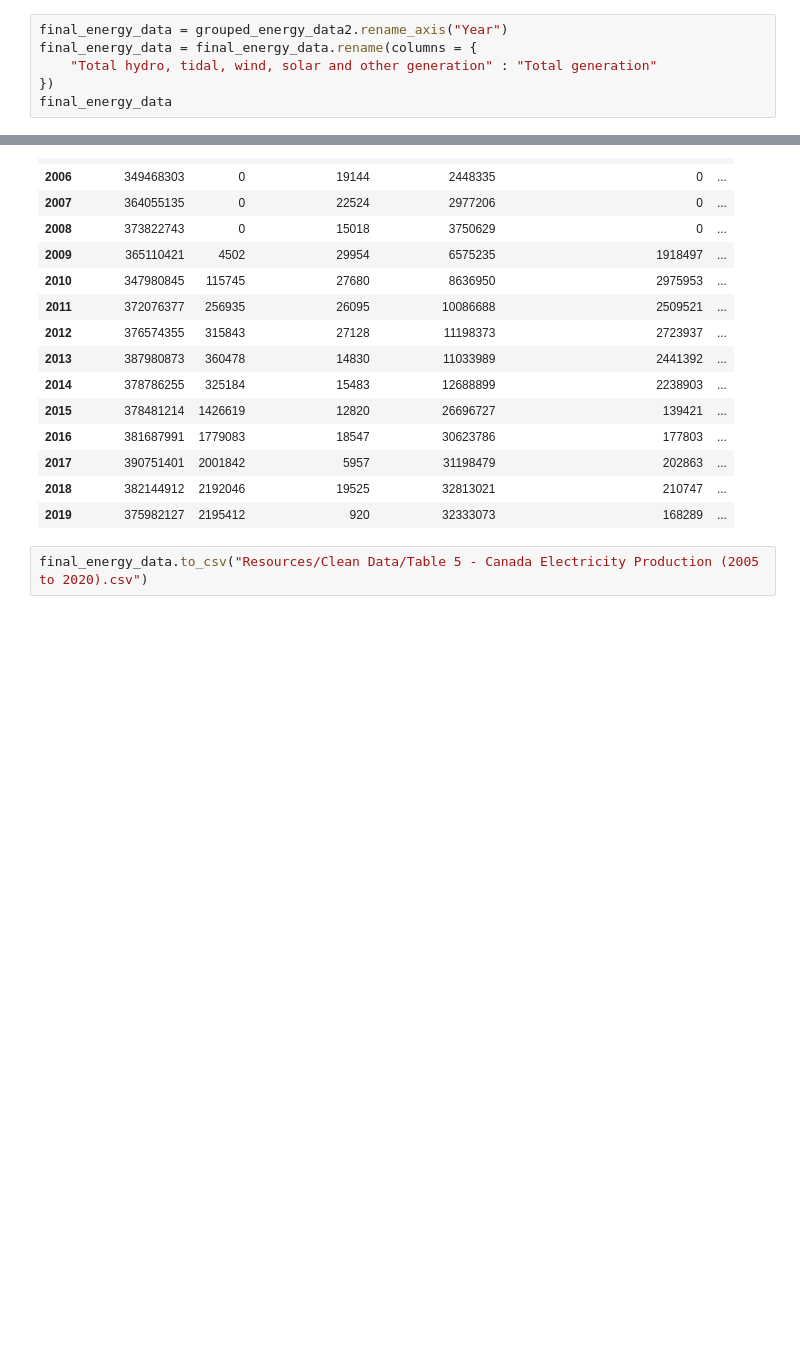
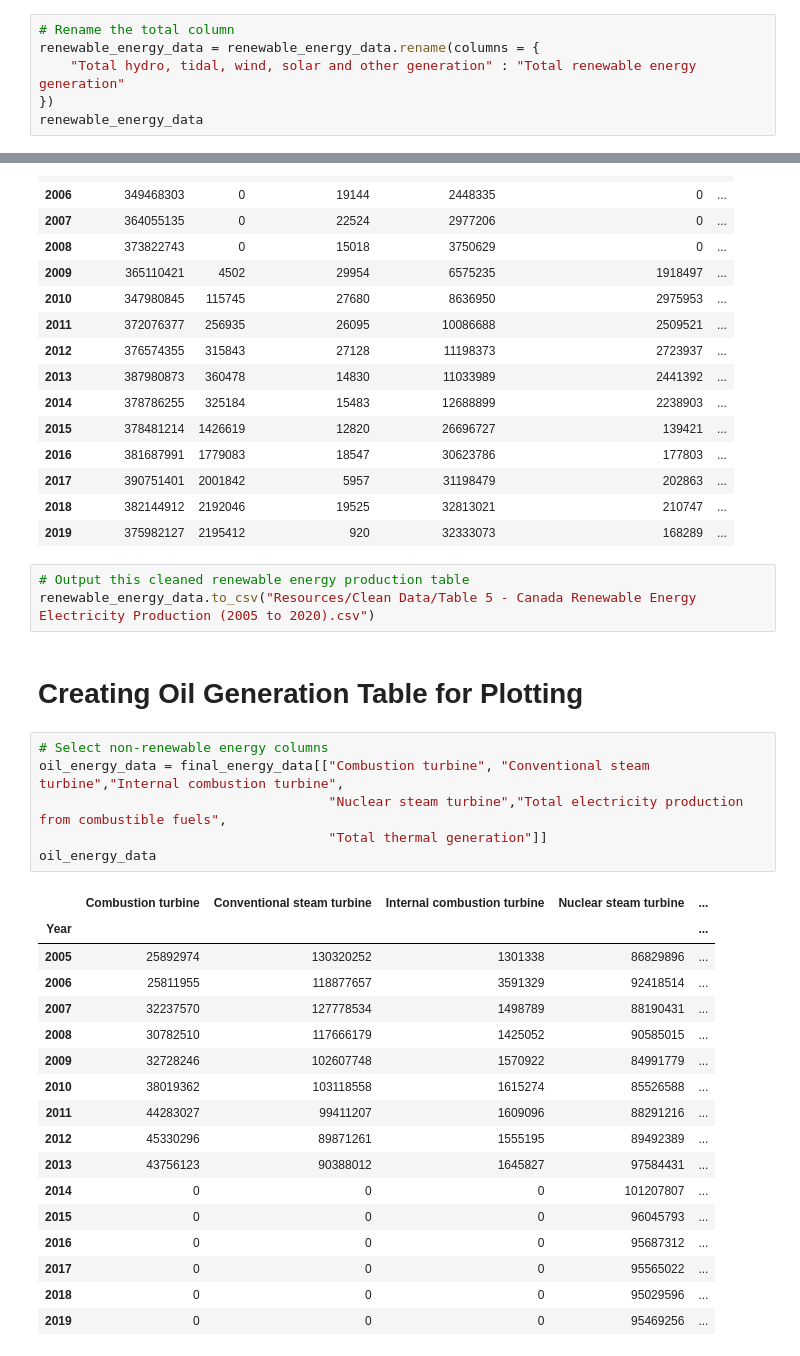
Before and after one commit to kk-deng/CanadaEnergyIE, a Jupyter notebook: Extraction_for_Table_5.ipynb, the cells around one changed output, grey strips where cells are left out. Drawn from its saved outputs; the diff is of its cells as text; blank space fills up the shorter version.

```diff
--- a/Extraction_for_Table_5.ipynb
+++ b/Extraction_for_Table_5.ipynb
@@ -99,11 +125,11 @@ grouped_energy_data2
 | 2018 | 382144912 | 2192046 | 19525 | 32813021 | 210747 | ... |
 | 2019 | 375982127 | 2195412 | 920 | 32333073 | 168289 | ... |
 # %%
-final_energy_data = grouped_energy_data2.rename_axis("Year")
-final_energy_data = final_energy_data.rename(columns = {
-    "Total hydro, tidal, wind, solar and other generation" : "Total generation"
+# Rename the total column
+renewable_energy_data = renewable_energy_data.rename(columns = {
+    "Total hydro, tidal, wind, solar and other generation" : "Total renewable energy generation"
 })
-final_energy_data
+renewable_energy_data
 # %% [output]
 |  | Hydraulic turbine | Solar | Tidal power turbine | Wind power turbine | Other types of electricity genera... | ... |
 | Year |  |  |  |  |  | ... |
@@ -123,4 +149,31 @@ final_energy_data
 | 2018 | 382144912 | 2192046 | 19525 | 32813021 | 210747 | ... |
 | 2019 | 375982127 | 2195412 | 920 | 32333073 | 168289 | ... |
 # %%
-final_energy_data.to_csv("Resources/Clean Data/Table 5 - Canada Electricity Production (2005 to 2020).csv")
+# Output this cleaned renewable energy production table
+renewable_energy_data.to_csv("Resources/Clean Data/Table 5 - Canada Renewable Energy Electricity Production (2005 to 2020).csv")
+# %% [markdown]
+# Creating Oil Generation Table for Plotting
+# %%
+# Select non-renewable energy columns
+oil_energy_data = final_energy_data[["Combustion turbine", "Conventional steam turbine","Internal combustion turbine",
+                                     "Nuclear steam turbine","Total electricity production from combustible fuels",
+                                     "Total thermal generation"]]
+oil_energy_data
+# %% [output]
+|  | Combustion turbine | Conventional steam turbine | Internal combustion turbine | Nuclear steam turbine | ... |
+| Year |  |  |  |  | ... |
+| 2005 | 25892974 | 130320252 | 1301338 | 86829896 | ... |
+| 2006 | 25811955 | 118877657 | 3591329 | 92418514 | ... |
+| 2007 | 32237570 | 127778534 | 1498789 | 88190431 | ... |
+| 2008 | 30782510 | 117666179 | 1425052 | 90585015 | ... |
+| 2009 | 32728246 | 102607748 | 1570922 | 84991779 | ... |
+| 2010 | 38019362 | 103118558 | 1615274 | 85526588 | ... |
+| 2011 | 44283027 | 99411207 | 1609096 | 88291216 | ... |
+| 2012 | 45330296 | 89871261 | 1555195 | 89492389 | ... |
+| 2013 | 43756123 | 90388012 | 1645827 | 97584431 | ... |
+| 2014 | 0 | 0 | 0 | 101207807 | ... |
+| 2015 | 0 | 0 | 0 | 96045793 | ... |
+| 2016 | 0 | 0 | 0 | 95687312 | ... |
+| 2017 | 0 | 0 | 0 | 95565022 | ... |
+| 2018 | 0 | 0 | 0 | 95029596 | ... |
+| 2019 | 0 | 0 | 0 | 95469256 | ... |
```
Also changed, not shown: parts of 8 cells of this notebook, 3 other files.
